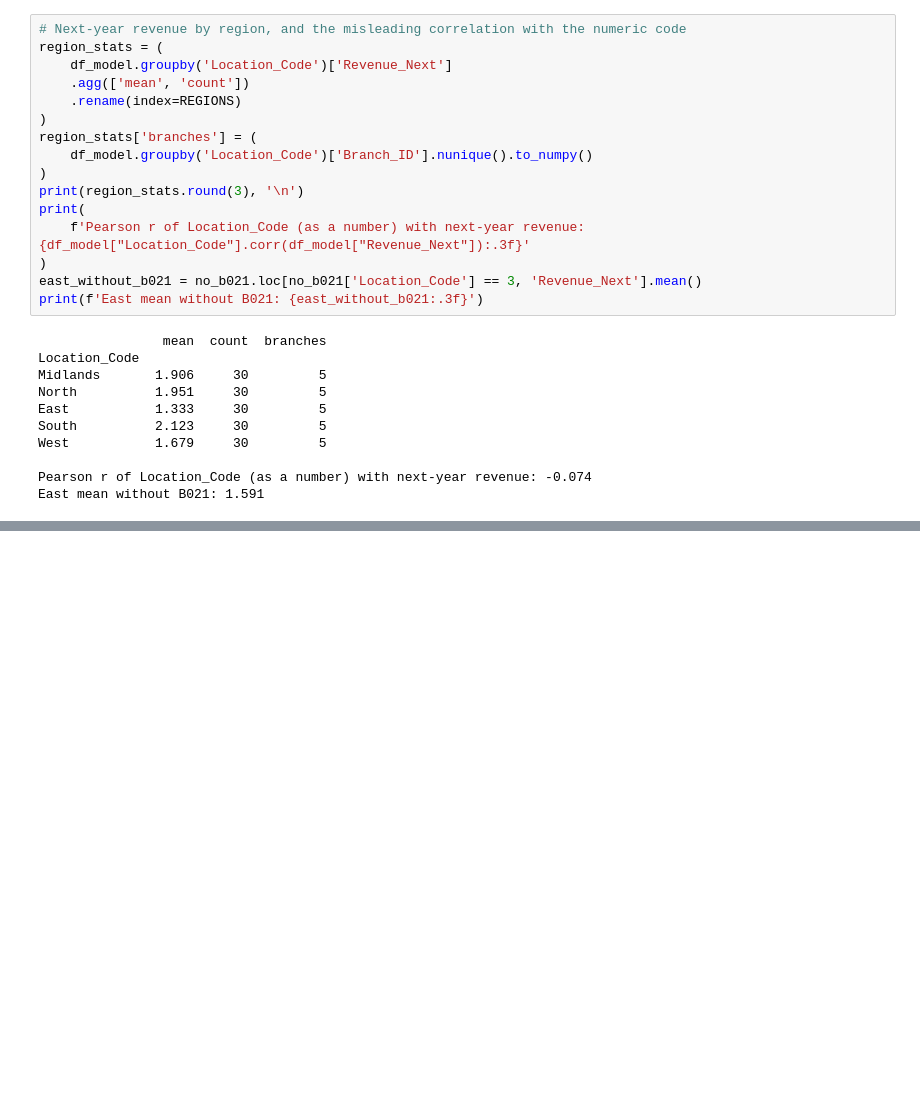
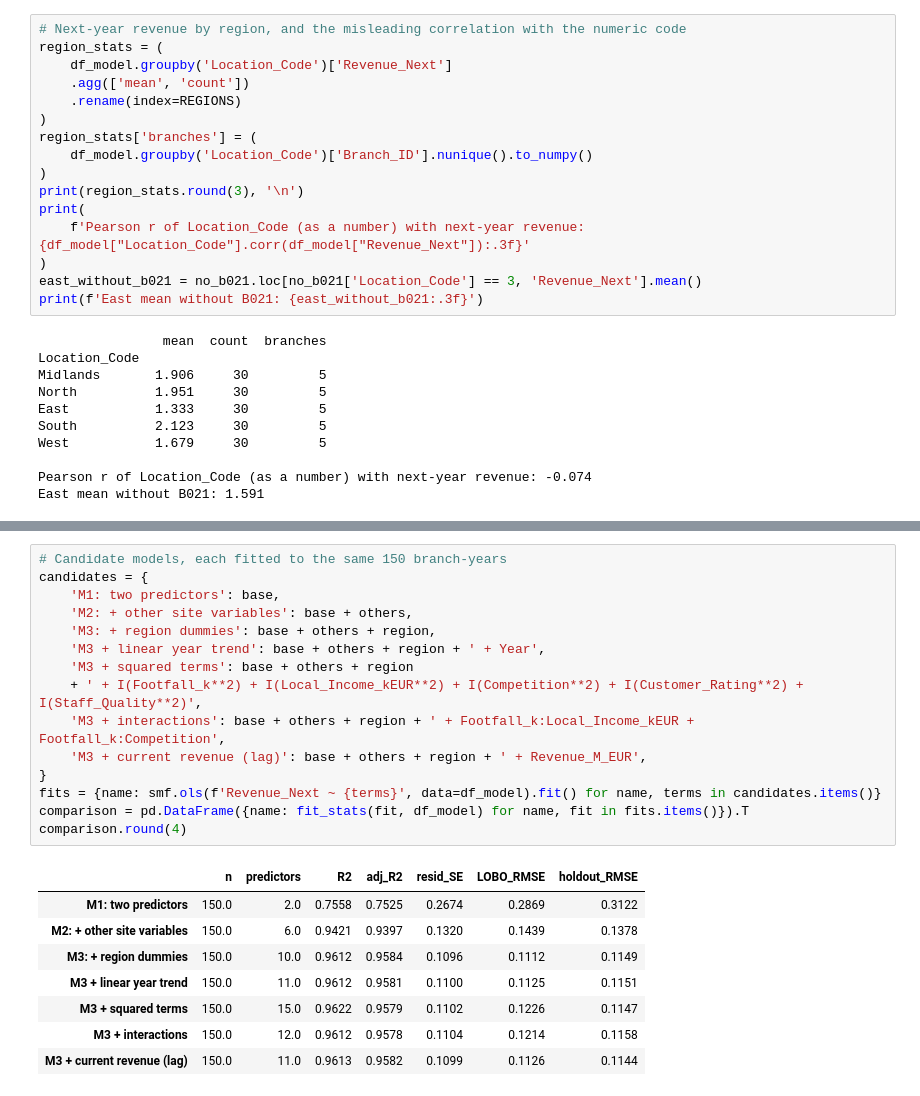
Before and after one commit to Ri-Dearg/data-test, a Jupyter notebook: A00082654_Rory.ipynb, the cells around one changed output, grey strips where cells are left out. Cells and saved outputs as stored; diff of their text form; blank space fills up the shorter version.

```diff
--- a/A00082654_Rory.ipynb
+++ b/A00082654_Rory.ipynb
@@ -778,0 +912,24 @@ East mean without B021: 1.591
+# %%
+# Candidate models, each fitted to the same 150 branch-years
+candidates = {
+    'M1: two predictors': base,
+    'M2: + other site variables': base + others,
+    'M3: + region dummies': base + others + region,
+    'M3 + linear year trend': base + others + region + ' + Year',
+    'M3 + squared terms': base + others + region
+    + ' + I(Footfall_k**2) + I(Local_Income_kEUR**2) + I(Competition**2) + I(Customer_Rating**2) + I(Staff_Quality**2)',
+    'M3 + interactions': base + others + region + ' + Footfall_k:Local_Income_kEUR + Footfall_k:Competition',
+    'M3 + current revenue (lag)': base + others + region + ' + Revenue_M_EUR',
+}
+fits = {name: smf.ols(f'Revenue_Next ~ {terms}', data=df_model).fit() for name, terms in candidates.items()}
+comparison = pd.DataFrame({name: fit_stats(fit, df_model) for name, fit in fits.items()}).T
+comparison.round(4)
+# %% [output]
+|  | n | predictors | R2 | adj_R2 | resid_SE | LOBO_RMSE | holdout_RMSE |
+| M1: two predictors | 150.0 | 2.0 | 0.7558 | 0.7525 | 0.2674 | 0.2869 | 0.3122 |
+| M2: + other site variables | 150.0 | 6.0 | 0.9421 | 0.9397 | 0.1320 | 0.1439 | 0.1378 |
+| M3: + region dummies | 150.0 | 10.0 | 0.9612 | 0.9584 | 0.1096 | 0.1112 | 0.1149 |
+| M3 + linear year trend | 150.0 | 11.0 | 0.9612 | 0.9581 | 0.1100 | 0.1125 | 0.1151 |
+| M3 + squared terms | 150.0 | 15.0 | 0.9622 | 0.9579 | 0.1102 | 0.1226 | 0.1147 |
+| M3 + interactions | 150.0 | 12.0 | 0.9612 | 0.9578 | 0.1104 | 0.1214 | 0.1158 |
+| M3 + current revenue (lag) | 150.0 | 11.0 | 0.9613 | 0.9582 | 0.1099 | 0.1126 | 0.1144 |
```
Also changed, not shown: parts of 10 cells of this notebook.
